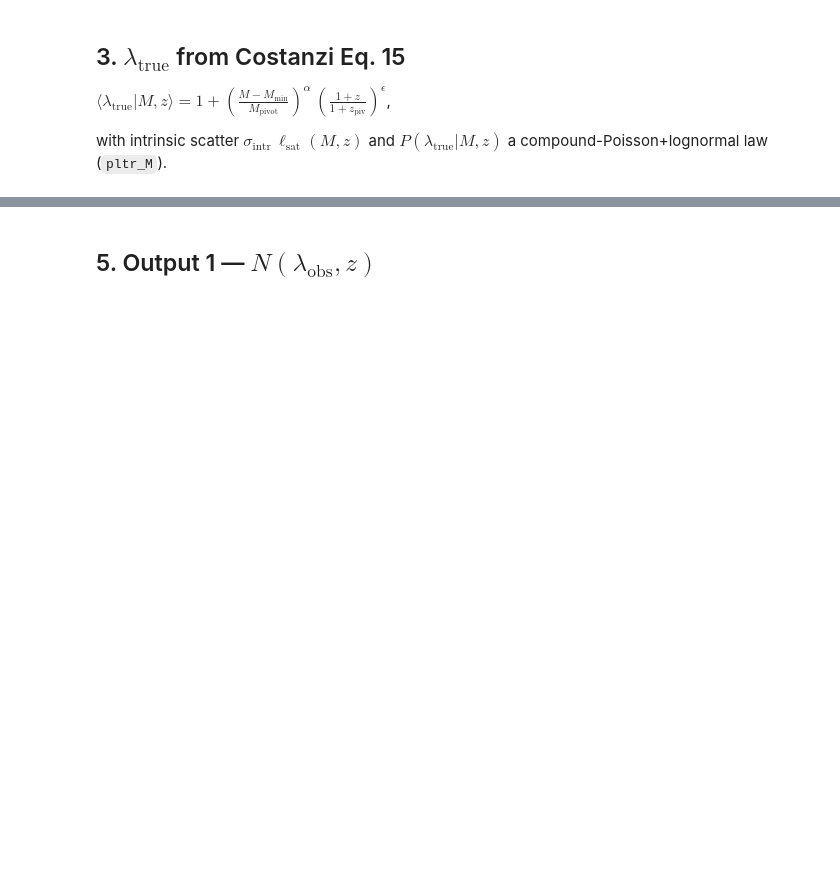
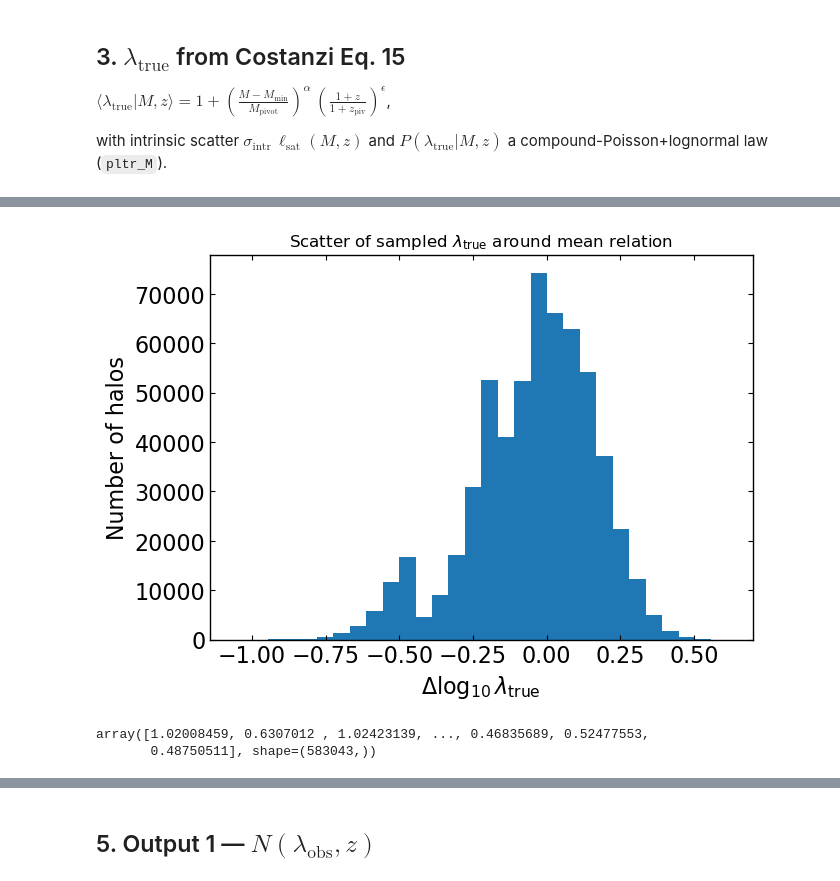
Before and after one commit to xtang126/fnalFall2022, a Jupyter notebook: y3kp/buzzardMock/Xin_MockDataVector.ipynb, the cells around one changed output, grey strips where cells are left out. Cells and saved outputs as stored; diff of their text form; code cells hidden in the pictures; blank space fills up the shorter version.

```diff
--- a/y3kp/buzzardMock/Xin_MockDataVector.ipynb
+++ b/y3kp/buzzardMock/Xin_MockDataVector.ipynb
@@ -120 +177,23 @@ ax.legend(fontsize=11); fig.tight_layout()
+# %%
+plt.figure(figsize=(7, 5))
+
+# Compare each sampled lambda_true to the mean relation evaluated at that
+# halo's own redshift, not at a single reference z.
+plt.hist(
+    np.log10(np.clip(lambda_true, 1, None)) - np.log10(l_tr(Mvir, zcl)),
+    bins=30
+)
+
+plt.xlabel(r'$\Delta \log_{10} \lambda_{\rm true}$')
+plt.ylabel('Number of halos')
+plt.title(r'Scatter of sampled $\lambda_{\rm true}$ around mean relation')
+
+plt.show()
+# %% [output]
+[figure, added]
+# %%
+np.log10(l_tr(Mvir, zcl))
+# %% [output]
+array([1.02008459, 0.6307012 , 1.02423139, ..., 0.46835689, 0.52477553,
+       0.48750511], shape=(583043,))
 # %% [markdown]
```
Also changed, not shown: parts of 31 cells of this notebook, 1 other file.
